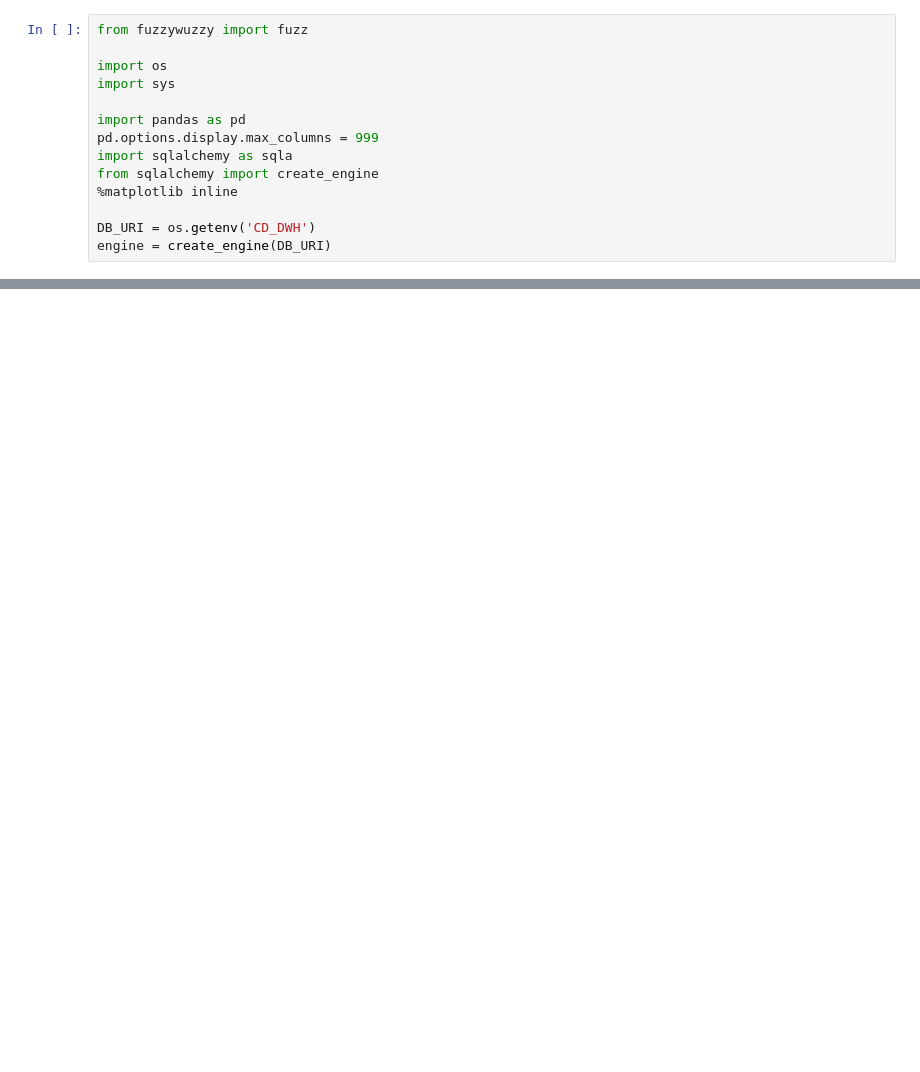
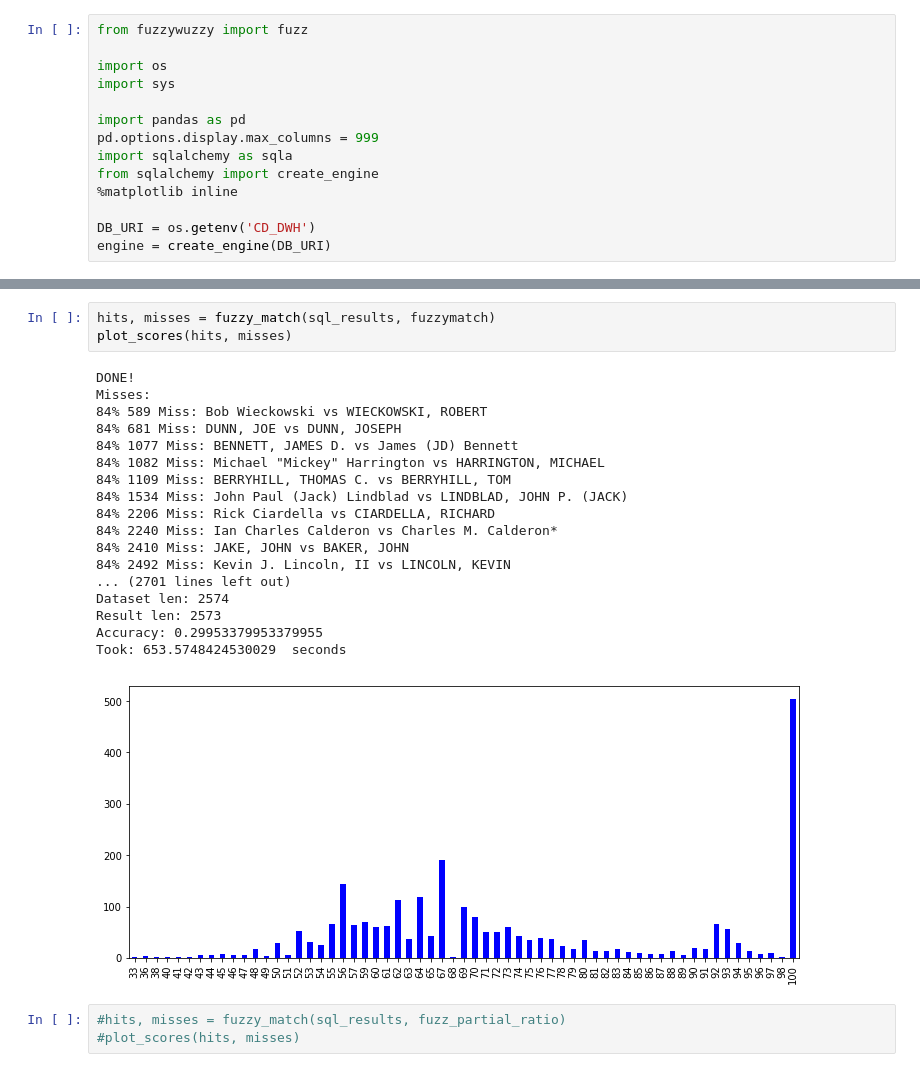
Before and after one commit to awoziji/datasci-campaign-finance, a Jupyter notebook: notebooks/Testing 2 Associating Table Data on Names.ipynb, the cells around one changed output, grey strips where cells are left out. Drawn from its saved outputs; the diff is of its cells as text; blank space fills up the shorter version.

```diff
--- a/notebooks/Testing 2 Associating Table Data on Names.ipynb
+++ b/notebooks/Testing 2 Associating Table Data on Names.ipynb
@@ -298,0 +578,25 @@ sql_results
+# %%
+hits, misses = fuzzy_match(sql_results, fuzzymatch)
+plot_scores(hits, misses)
+# %% [output]
+DONE!
+Misses:
+84% 589 Miss: Bob Wieckowski vs WIECKOWSKI, ROBERT
+84% 681 Miss: DUNN, JOE vs DUNN, JOSEPH
+84% 1077 Miss: BENNETT, JAMES D. vs James (JD) Bennett
+84% 1082 Miss: Michael "Mickey" Harrington vs HARRINGTON, MICHAEL
+84% 1109 Miss: BERRYHILL, THOMAS C. vs BERRYHILL, TOM
+84% 1534 Miss: John Paul (Jack) Lindblad vs LINDBLAD, JOHN P. (JACK)
+84% 2206 Miss: Rick Ciardella vs CIARDELLA, RICHARD
+84% 2240 Miss: Ian Charles Calderon vs Charles M. Calderon*
+84% 2410 Miss: JAKE, JOHN vs BAKER, JOHN
+84% 2492 Miss: Kevin J. Lincoln, II vs LINCOLN, KEVIN
+... (2701 lines left out)
+Dataset len: 2574
+Result len: 2573
+Accuracy: 0.29953379953379955
+Took: 653.5748424530029  seconds
+[figure, added]
+# %%
+#hits, misses = fuzzy_match(sql_results, fuzz_partial_ratio)
+#plot_scores(hits, misses)
```
Also changed, not shown: parts of 17 cells of this notebook, 3 other files.
